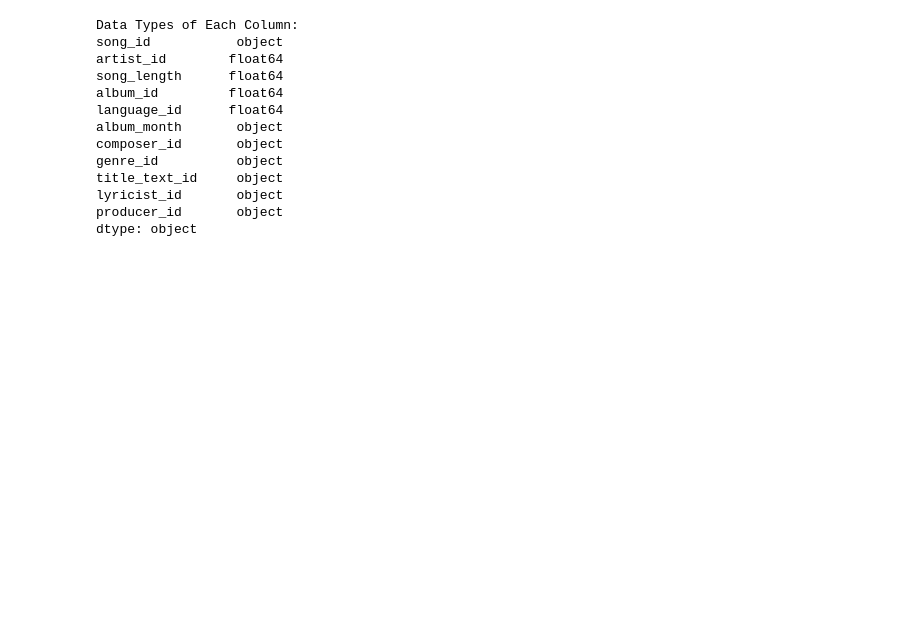
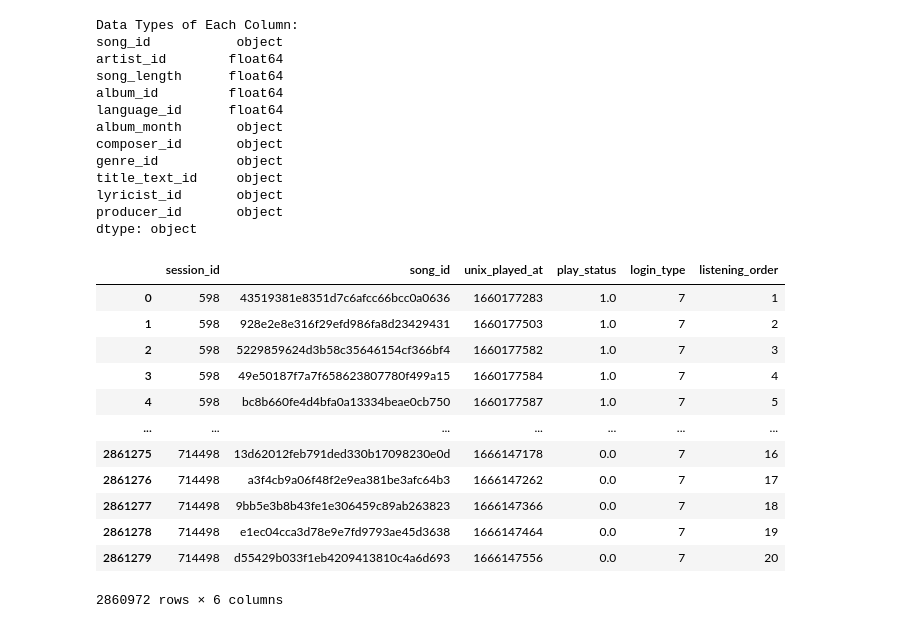
Before and after one commit to JimmyCh2001/kkcompany_datagame_schubert, a Jupyter notebook: kkcompany_datagame_schubert_019.ipynb, the cells around one changed output. Saved outputs shown, nothing was run; the diff lists cells and outputs as text; code cells hidden in the pictures; blank space fills up the shorter version.

```diff
--- a/kkcompany_datagame_schubert_019.ipynb
+++ b/kkcompany_datagame_schubert_019.ipynb
@@ -127,3 +176,23 @@ title_text_id     object
 lyricist_id       object
 producer_id       object
 dtype: object
+# %%
+#Drop those record that had the play_status = 0
+label_train_dropped = label_train.replace(-1, np.nan).dropna()
+label_test_dropped = label_test.replace(-1, np.nan).dropna()
+label_train_dropped
+label_test_dropped
+# %% [output]
+|  | session_id | song_id | unix_played_at | play_status | login_type | listening_order |
+| 0 | 598 | 43519381e8351d7c6afcc66bcc0a0636 | 1660177283 | 1.0 | 7 | 1 |
+| 1 | 598 | 928e2e8e316f29efd986fa8d23429431 | 1660177503 | 1.0 | 7 | 2 |
+| 2 | 598 | 5229859624d3b58c35646154cf366bf4 | 1660177582 | 1.0 | 7 | 3 |
+| 3 | 598 | 49e50187f7a7f658623807780f499a15 | 1660177584 | 1.0 | 7 | 4 |
+| 4 | 598 | bc8b660fe4d4bfa0a13334beae0cb750 | 1660177587 | 1.0 | 7 | 5 |
+| ... | ... | ... | ... | ... | ... | ... |
+| 2861275 | 714498 | 13d62012feb791ded330b17098230e0d | 1666147178 | 0.0 | 7 | 16 |
+| 2861276 | 714498 | a3f4cb9a06f48f2e9ea381be3afc64b3 | 1666147262 | 0.0 | 7 | 17 |
+| 2861277 | 714498 | 9bb5e3b8b43fe1e306459c89ab263823 | 1666147366 | 0.0 | 7 | 18 |
+| 2861278 | 714498 | e1ec04cca3d78e9e7fd9793ae45d3638 | 1666147464 | 0.0 | 7 | 19 |
+| 2861279 | 714498 | d55429b033f1eb4209413810c4a6d693 | 1666147556 | 0.0 | 7 | 20 |
+2860972 rows × 6 columns
```
Also changed, not shown: parts of 5 cells of this notebook.
